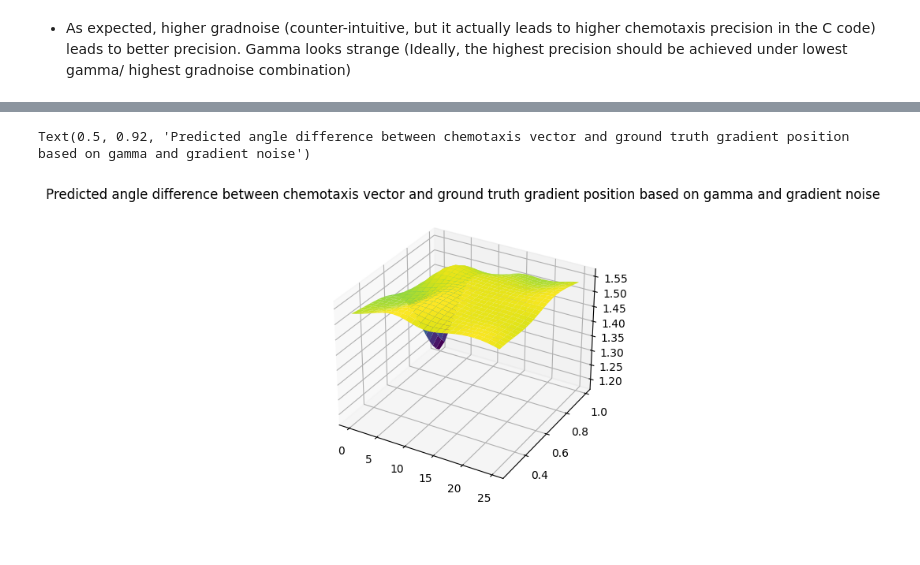
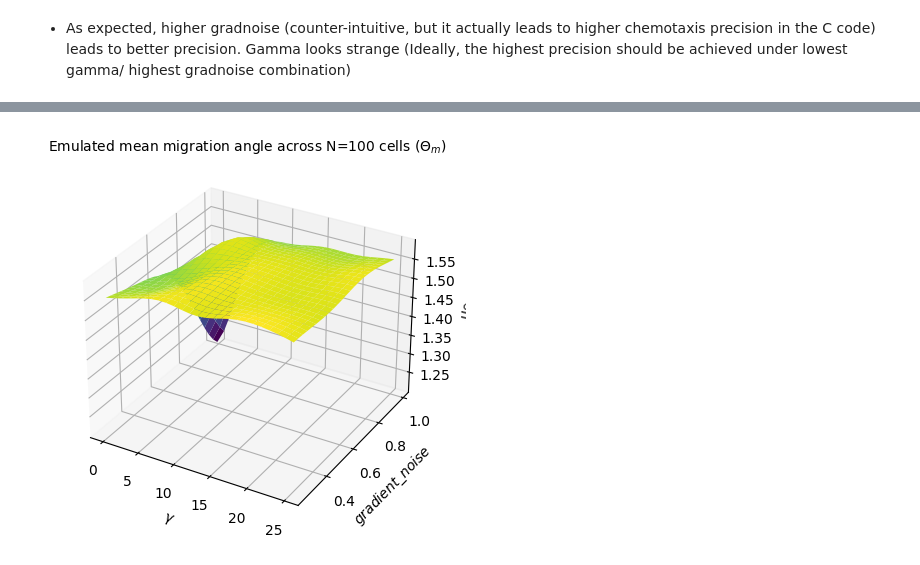
Before and after one commit to naveenr414/cell-simulation, a Jupyter notebook: scripts/notebooks/Chemotaxis_dynamics_emulator.ipynb, the cells around one changed output, grey strips where cells are left out. Saved outputs shown, nothing was run; the diff lists cells and outputs as text; code cells hidden in the pictures.

```diff
--- a/scripts/notebooks/Chemotaxis_dynamics_emulator.ipynb
+++ b/scripts/notebooks/Chemotaxis_dynamics_emulator.ipynb
@@ -138,22 +141,25 @@ model_emukit.optimize()
 # %%
 parameter_space = ParameterSpace([
                                 DiscreteParameter('gamma',list(range(0,25))),
                                 ContinuousParameter('gradnoise',0.25,0.99)])
 
 _gamma_test = np.linspace(0, 25, 25)
 _gradnoise_test = np.linspace(0.25, 0.99, 25)
 
 coords_gamma, coords_gradnoise = np.meshgrid(_gamma_test, _gradnoise_test)
 
 _mean, _var = model_emukit.predict(np.c_[coords_gamma.ravel(), coords_gradnoise.ravel()])
 
 reshaped_mean = _mean.reshape(coords_gamma.shape)
 
 
 ax = plt.axes(projection='3d')
 ax.plot_surface(coords_gamma, coords_gradnoise, reshaped_mean, rstride=1, cstride=1,
                 cmap='viridis', edgecolor='none')
-ax.set_title('Predicted angle difference between migration vector and ground truth gradient position based on gamma and gradient noise')
+ax.set_title('Emulated mean migration angle across N=100 cells ($\Theta_{m}$)', fontsize=10)
+ax.set_xlabel(r'$\gamma$', fontsize=10)
+ax.set_ylabel('$gradient\_noise$', fontsize=10)
+ax.set_zlabel(r'$\mu_\Theta$', fontsize=10, rotation = 0)
+plt.show()
 # %% [output]
-Text(0.5, 0.92, 'Predicted angle difference between chemotaxis vector and ground truth gradient position based on gamma and gradient noise')
-[figure, old version]
+[figure, new version]
```
Also changed, not shown: parts of 6 cells of this notebook, 2 other files.
